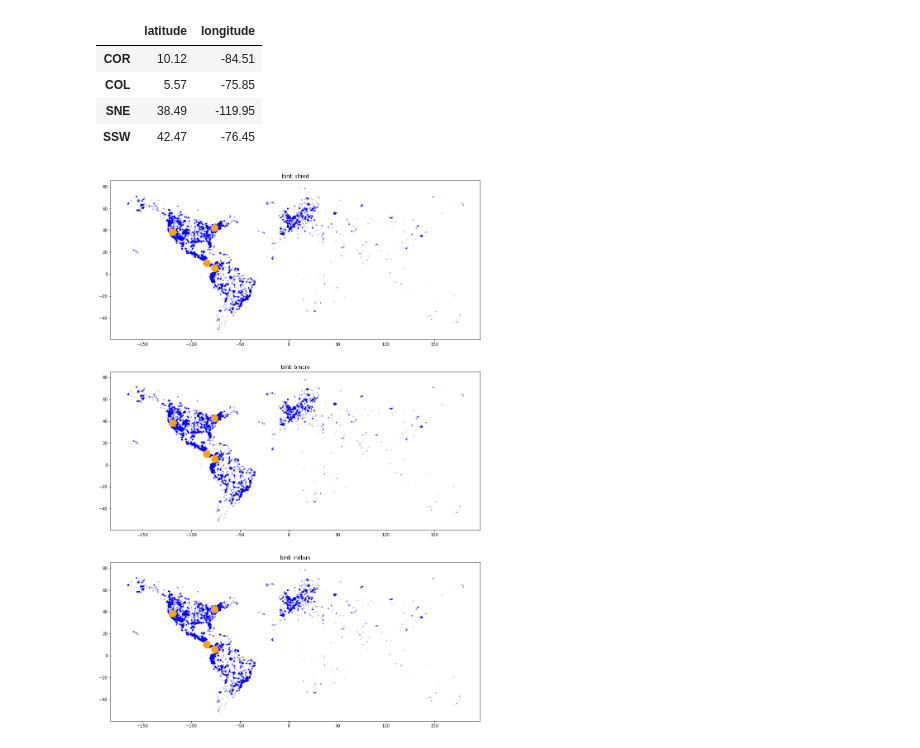
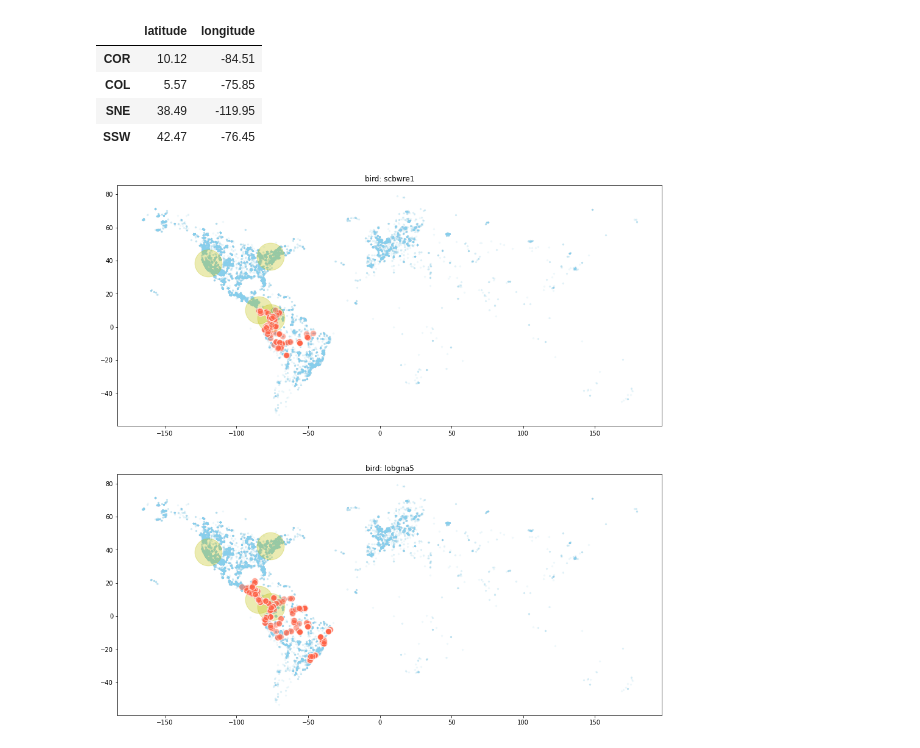
Before and after one commit to Naoki1101/kaggle-birdcall2021, a Jupyter notebook: notebooks/EDA_birds_place.ipynb, the cells around one changed output. Saved outputs shown, nothing was run; the diff lists cells and outputs as text; code cells hidden in the pictures.

```diff
--- a/notebooks/EDA_birds_place.ipynb
+++ b/notebooks/EDA_birds_place.ipynb
@@ -20,22 +20,23 @@ test_position_df
 | SNE | 38.49 | -119.95 |
 | SSW | 42.47 | -76.45 |
 # %%
-bird_idxs = [309, 58, 183]
+def show_habitat(df, bird_names: list, show_test=False):
+    plt.figure(figsize=(16, 8 * len(bird_names)))
+    for i, bn in enumerate(bird_names):
+        bird_idx = df[df["primary_label"] == bn].index.values
+        else_idx = df[df["primary_label"] != bn].index.values
 
-plt.figure(figsize=(16, 8 * len(bird_idxs)))
-for i, bird_idx in enumerate(bird_idxs):
-    bird = list(const.BIRD_CODE.keys())[bird_idx]
+        plt.subplot(len(bird_names), 1, i + 1)
+        plt.title(f"bird: {bn}")
+        plt.scatter(df.loc[else_idx, "longitude"].values, df.loc[else_idx, "latitude"].values, s=5, c="skyblue", alpha=0.1)
+        if show_test:
+            plt.scatter(test_position_df["longitude"].values, test_position_df["latitude"].values, s=2_000, c="y", alpha=0.3)
 
-    bird_idx = train_df[train_df["primary_label"] == bird].index.values
-    else_idx = train_df[train_df["primary_label"] != bird].index.values
-
-    plt.subplot(len(bird_idxs), 1, i + 1)
-    plt.title(f"bird: {bird}")
-    plt.scatter(train_df.loc[else_idx, "longitude"].values, train_df.loc[else_idx, "latitude"].values, s=5, c="blue", alpha=0.1)
-    plt.scatter(test_position_df["longitude"].values, test_position_df["latitude"].values, s=300, c="orange")
-#     plt.scatter(train_df.loc[bird_idx, "longitude"].values, train_df.loc[bird_idx, "latitude"].values, s=20, c="yellow")
+        plt.scatter(df.loc[bird_idx, "longitude"].values, df.loc[bird_idx, "latitude"].values, s=100, c="tomato", alpha=0.5, ec="w")
-# %% [output]
-[figure, removed]
+# %%
+show_habitat(df=train_df, bird_names=["scbwre1", "lobgna5"], show_test=True)
+# %% [output]
+[figure, added]
 # %%
 np.random.rand() * 10
 # %% [output]
```
Also changed, not shown: parts of 1 cell of this notebook, 28 other files.
